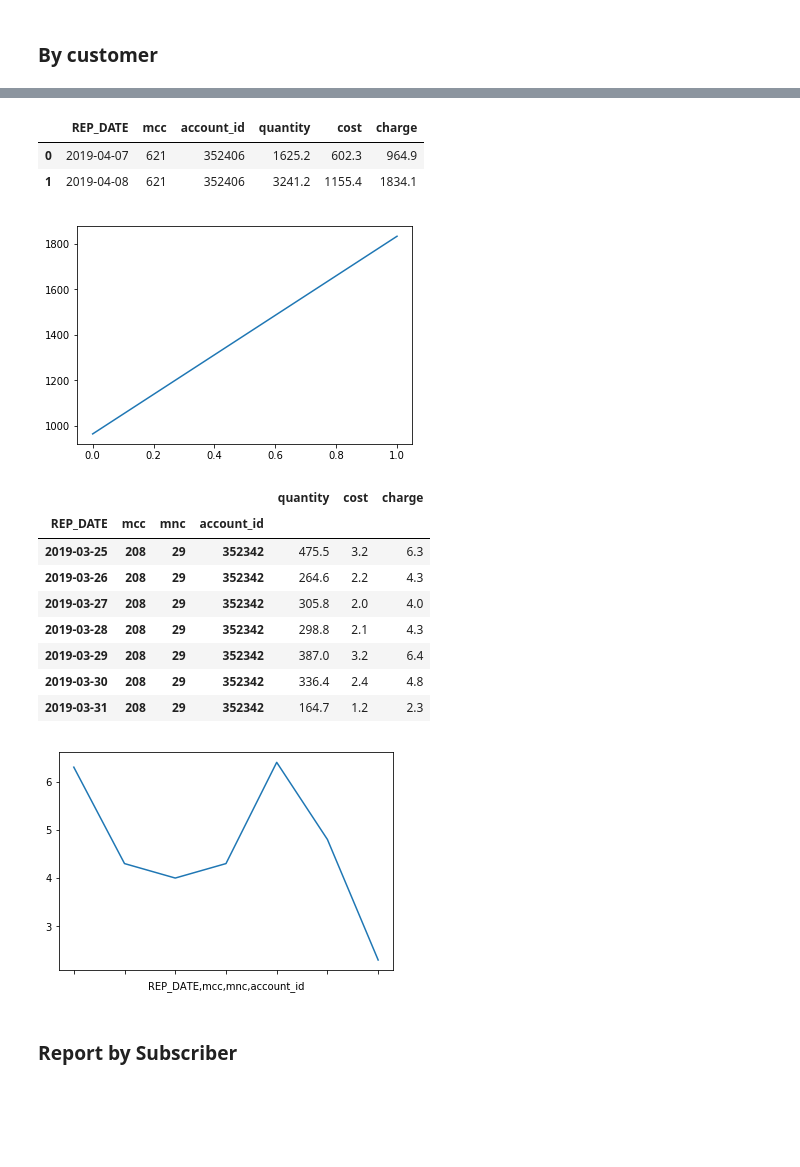
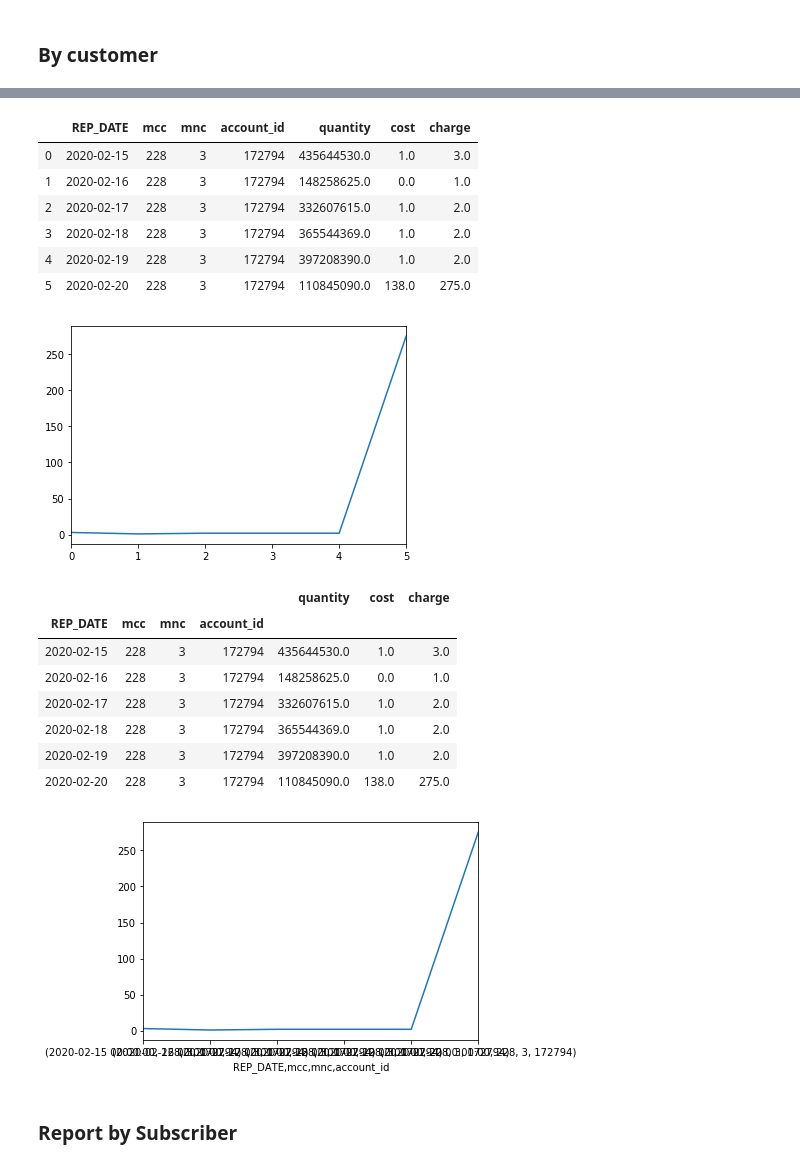
Before and after one commit to balobinp/RB_BD, a Jupyter notebook: RB_Revenue_Change_Python3.ipynb, the cells around one changed output, grey strips where cells are left out. Saved outputs shown, nothing was run; the diff lists cells and outputs as text; code cells hidden in the pictures; blank space fills up the shorter version.

```diff
--- a/RB_Revenue_Change_Python3.ipynb
+++ b/RB_Revenue_Change_Python3.ipynb
@@ -233,9 +236,9 @@ df2.apply(f,axis=1).sort_values(by=['diff','std_per'],ascending=False).head()
 # %%
 # Generate stat report by country
 
-mcc = 621
+mcc = 228
 
-account_id = 352406
+account_id = 172794
 
 df3 = df1[(df1.index.get_level_values('mcc')==mcc) & (df1.index.get_level_values('account_id')==account_id)]\
       .sort_index(level=['REP_DATE']).reset_index()
@@ -244,34 +247,37 @@ display(df3)
 df3['charge'].plot()
 plt.show()
 # %% [output]
-|  | REP_DATE | mcc | account_id | quantity | cost | charge |
-| 0 | 2019-04-07 | 621 | 352406 | 1625.2 | 602.3 | 964.9 |
-| 1 | 2019-04-08 | 621 | 352406 | 3241.2 | 1155.4 | 1834.1 |
+|  | REP_DATE | mcc | mnc | account_id | quantity | cost | charge |
+| 0 | 2020-02-15 | 228 | 3 | 172794 | 435644530.0 | 1.0 | 3.0 |
+| 1 | 2020-02-16 | 228 | 3 | 172794 | 148258625.0 | 0.0 | 1.0 |
+| 2 | 2020-02-17 | 228 | 3 | 172794 | 332607615.0 | 1.0 | 2.0 |
+| 3 | 2020-02-18 | 228 | 3 | 172794 | 365544369.0 | 1.0 | 2.0 |
+| 4 | 2020-02-19 | 228 | 3 | 172794 | 397208390.0 | 1.0 | 2.0 |
+| 5 | 2020-02-20 | 228 | 3 | 172794 | 110845090.0 | 138.0 | 275.0 |
-[figure, old version]
+[figure, new version]
 # %%
 # Generate stat report by country and Operator
 
-mcc = 208
-mnc = 29
-account_id = 352342
+mcc = 228
+mnc = 3
+account_id = 172794
 
 df3=df1[(df1.index.get_level_values('mcc')==mcc) & (df1.index.get_level_values('mnc')==mnc) & (df1.index.get_level_values('account_id')==account_id)]\
       .sort_index(level=['mnc','REP_DATE'])
 display(df3)
 
 df3['charge'].plot()
 plt.show()
 # %% [output]
 |  |  |  |  | quantity | cost | charge |
 | REP_DATE | mcc | mnc | account_id |  |  |  |
-| 2019-03-25 | 208 | 29 | 352342 | 475.5 | 3.2 | 6.3 |
-| 2019-03-26 | 208 | 29 | 352342 | 264.6 | 2.2 | 4.3 |
-| 2019-03-27 | 208 | 29 | 352342 | 305.8 | 2.0 | 4.0 |
-| 2019-03-28 | 208 | 29 | 352342 | 298.8 | 2.1 | 4.3 |
-| 2019-03-29 | 208 | 29 | 352342 | 387.0 | 3.2 | 6.4 |
-| 2019-03-30 | 208 | 29 | 352342 | 336.4 | 2.4 | 4.8 |
-| 2019-03-31 | 208 | 29 | 352342 | 164.7 | 1.2 | 2.3 |
+| 2020-02-15 | 228 | 3 | 172794 | 435644530.0 | 1.0 | 3.0 |
+| 2020-02-16 | 228 | 3 | 172794 | 148258625.0 | 0.0 | 1.0 |
+| 2020-02-17 | 228 | 3 | 172794 | 332607615.0 | 1.0 | 2.0 |
+| 2020-02-18 | 228 | 3 | 172794 | 365544369.0 | 1.0 | 2.0 |
+| 2020-02-19 | 228 | 3 | 172794 | 397208390.0 | 1.0 | 2.0 |
+| 2020-02-20 | 228 | 3 | 172794 | 110845090.0 | 138.0 | 275.0 |
-[figure, old version]
+[figure, new version]
 # %% [markdown]
 ### Report by Subscriber
 # %%
```
Also changed, not shown: parts of 10 cells of this notebook, 41 other files.
